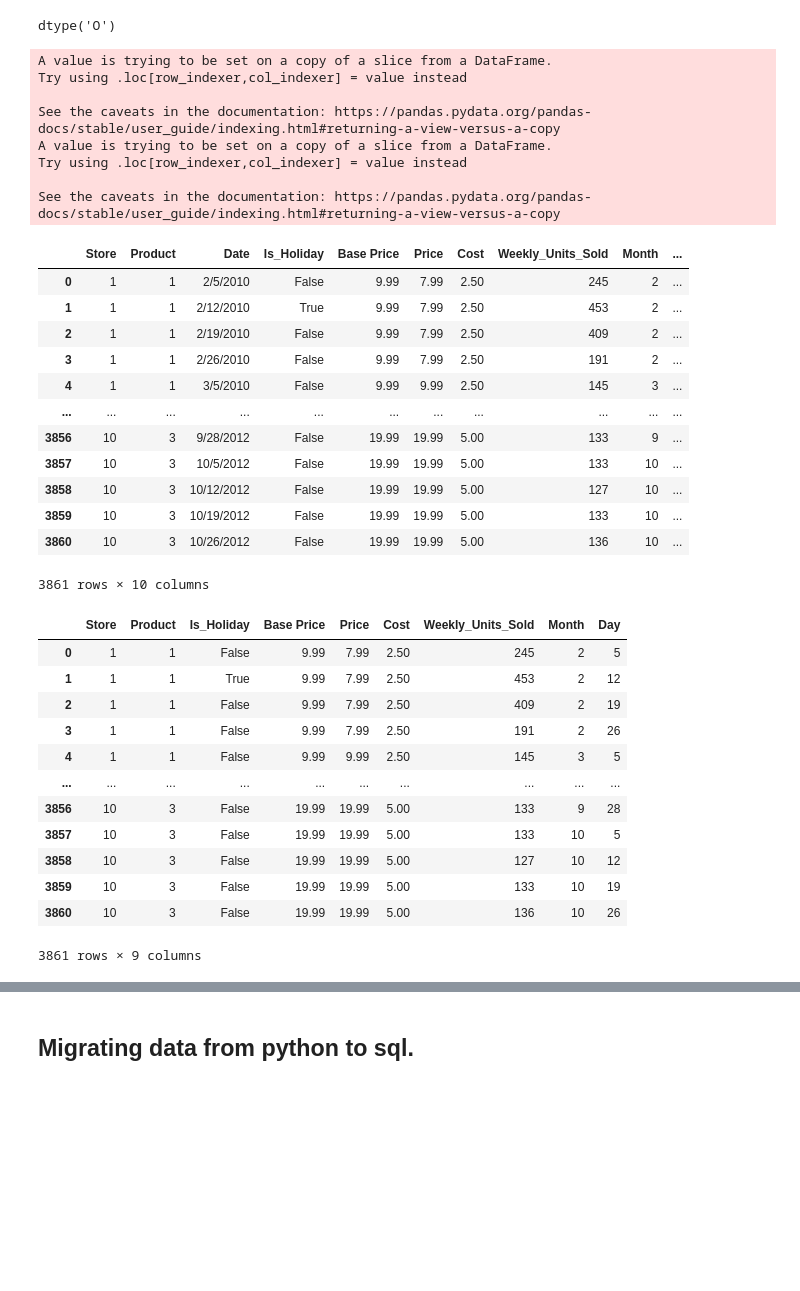
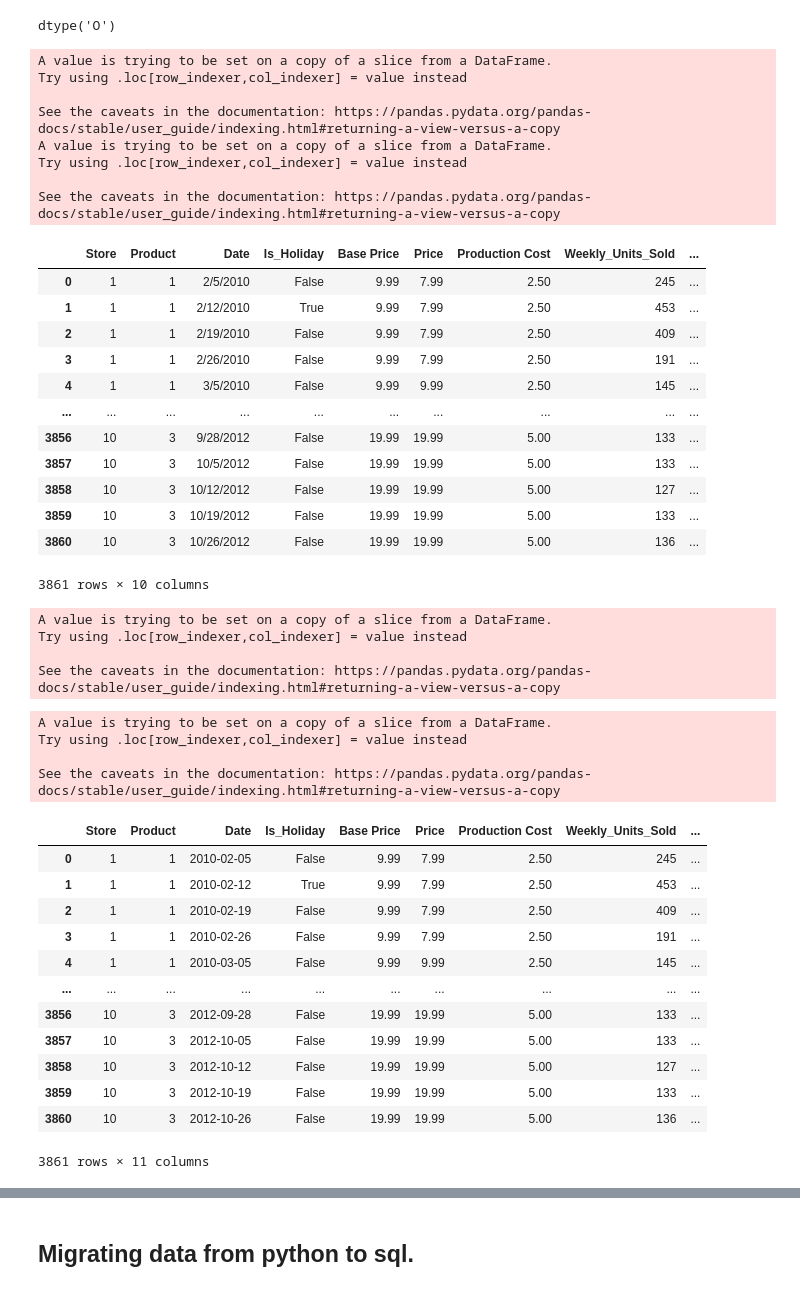
Before and after one commit to jackatopolis/s-martpredictor, a Jupyter notebook: static/data/cleandftosqlite.ipynb, the cells around one changed output, grey strips where cells are left out. Saved outputs shown, nothing was run; the diff lists cells and outputs as text; code cells hidden in the pictures; blank space fills up the shorter version.

Commit message:
adding Week of Year Column

```diff
--- a/static/data/cleandftosqlite.ipynb
+++ b/static/data/cleandftosqlite.ipynb
@@ -25,12 +25,12 @@ df
 3861 rows × 7 columns
 # %%
 # Creat a column to represent the 'Cost' of manufacturing, packaging, shipping the item.
-df['Cost'] = df['Base Price']*.25
+df['Production Cost'] = df['Base Price']*.25
 
 # Format Cost column to 2 decimal places
-df['Cost'] = df['Cost'].map('{:.2f}'.format)
+df['Production Cost'] = df['Production Cost'].map('{:.2f}'.format)
 
 # Reorder the DF.
-df=df[['Store','Product','Date','Is_Holiday','Base Price','Price','Cost','Weekly_Units_Sold']]
+df=df[['Store','Product','Date','Is_Holiday','Base Price','Price','Production Cost','Weekly_Units_Sold']]
 df
 # %% [output]
@@ -66,34 +66,45 @@ A value is trying to be set on a copy of a slice from a DataFrame.
 Try using .loc[row_indexer,col_indexer] = value instead
 
 See the caveats in the documentation: https://pandas.pydata.org/pandas-docs/stable/user_guide/indexing.html#returning-a-view-versus-a-copy
-|  | Store | Product | Date | Is_Holiday | Base Price | Price | Cost | Weekly_Units_Sold | Month | ... |
-| 0 | 1 | 1 | 2/5/2010 | False | 9.99 | 7.99 | 2.50 | 245 | 2 | ... |
-| 1 | 1 | 1 | 2/12/2010 | True | 9.99 | 7.99 | 2.50 | 453 | 2 | ... |
-| 2 | 1 | 1 | 2/19/2010 | False | 9.99 | 7.99 | 2.50 | 409 | 2 | ... |
-| 3 | 1 | 1 | 2/26/2010 | False | 9.99 | 7.99 | 2.50 | 191 | 2 | ... |
-| 4 | 1 | 1 | 3/5/2010 | False | 9.99 | 9.99 | 2.50 | 145 | 3 | ... |
-| ... | ... | ... | ... | ... | ... | ... | ... | ... | ... | ... |
-| 3856 | 10 | 3 | 9/28/2012 | False | 19.99 | 19.99 | 5.00 | 133 | 9 | ... |
-| 3857 | 10 | 3 | 10/5/2012 | False | 19.99 | 19.99 | 5.00 | 133 | 10 | ... |
-| 3858 | 10 | 3 | 10/12/2012 | False | 19.99 | 19.99 | 5.00 | 127 | 10 | ... |
-| 3859 | 10 | 3 | 10/19/2012 | False | 19.99 | 19.99 | 5.00 | 133 | 10 | ... |
-| 3860 | 10 | 3 | 10/26/2012 | False | 19.99 | 19.99 | 5.00 | 136 | 10 | ... |
+|  | Store | Product | Date | Is_Holiday | Base Price | Price | Production Cost | Weekly_Units_Sold | ... |
+| 0 | 1 | 1 | 2/5/2010 | False | 9.99 | 7.99 | 2.50 | 245 | ... |
+| 1 | 1 | 1 | 2/12/2010 | True | 9.99 | 7.99 | 2.50 | 453 | ... |
+| 2 | 1 | 1 | 2/19/2010 | False | 9.99 | 7.99 | 2.50 | 409 | ... |
+| 3 | 1 | 1 | 2/26/2010 | False | 9.99 | 7.99 | 2.50 | 191 | ... |
+| 4 | 1 | 1 | 3/5/2010 | False | 9.99 | 9.99 | 2.50 | 145 | ... |
+| ... | ... | ... | ... | ... | ... | ... | ... | ... | ... |
+| 3856 | 10 | 3 | 9/28/2012 | False | 19.99 | 19.99 | 5.00 | 133 | ... |
+| 3857 | 10 | 3 | 10/5/2012 | False | 19.99 | 19.99 | 5.00 | 133 | ... |
+| 3858 | 10 | 3 | 10/12/2012 | False | 19.99 | 19.99 | 5.00 | 127 | ... |
+| 3859 | 10 | 3 | 10/19/2012 | False | 19.99 | 19.99 | 5.00 | 133 | ... |
+| 3860 | 10 | 3 | 10/26/2012 | False | 19.99 | 19.99 | 5.00 | 136 | ... |
 3861 rows × 10 columns
+# %%
+df['Date']=pd.to_datetime(df['Date'])
+# %% [output]
+A value is trying to be set on a copy of a slice from a DataFrame.
+Try using .loc[row_indexer,col_indexer] = value instead
+
+See the caveats in the documentation: https://pandas.pydata.org/pandas-docs/stable/user_guide/indexing.html#returning-a-view-versus-a-copy
 # %%
 # Date column is no longer needed, delete.
-del df['Date']
+df['Week of Year'] = df['Date'].dt.week
 df
 # %% [output]
+A value is trying to be set on a copy of a slice from a DataFrame.
+Try using .loc[row_indexer,col_indexer] = value instead
+
+See the caveats in the documentation: https://pandas.pydata.org/pandas-docs/stable/user_guide/indexing.html#returning-a-view-versus-a-copy
-|  | Store | Product | Is_Holiday | Base Price | Price | Cost | Weekly_Units_Sold | Month | Day |
-| 0 | 1 | 1 | False | 9.99 | 7.99 | 2.50 | 245 | 2 | 5 |
-| 1 | 1 | 1 | True | 9.99 | 7.99 | 2.50 | 453 | 2 | 12 |
-| 2 | 1 | 1 | False | 9.99 | 7.99 | 2.50 | 409 | 2 | 19 |
-| 3 | 1 | 1 | False | 9.99 | 7.99 | 2.50 | 191 | 2 | 26 |
-| 4 | 1 | 1 | False | 9.99 | 9.99 | 2.50 | 145 | 3 | 5 |
+|  | Store | Product | Date | Is_Holiday | Base Price | Price | Production Cost | Weekly_Units_Sold | ... |
+| 0 | 1 | 1 | 2010-02-05 | False | 9.99 | 7.99 | 2.50 | 245 | ... |
+| 1 | 1 | 1 | 2010-02-12 | True | 9.99 | 7.99 | 2.50 | 453 | ... |
+| 2 | 1 | 1 | 2010-02-19 | False | 9.99 | 7.99 | 2.50 | 409 | ... |
+| 3 | 1 | 1 | 2010-02-26 | False | 9.99 | 7.99 | 2.50 | 191 | ... |
+| 4 | 1 | 1 | 2010-03-05 | False | 9.99 | 9.99 | 2.50 | 145 | ... |
 | ... | ... | ... | ... | ... | ... | ... | ... | ... | ... |
-| 3856 | 10 | 3 | False | 19.99 | 19.99 | 5.00 | 133 | 9 | 28 |
-| 3857 | 10 | 3 | False | 19.99 | 19.99 | 5.00 | 133 | 10 | 5 |
-| 3858 | 10 | 3 | False | 19.99 | 19.99 | 5.00 | 127 | 10 | 12 |
-| 3859 | 10 | 3 | False | 19.99 | 19.99 | 5.00 | 133 | 10 | 19 |
-| 3860 | 10 | 3 | False | 19.99 | 19.99 | 5.00 | 136 | 10 | 26 |
+| 3856 | 10 | 3 | 2012-09-28 | False | 19.99 | 19.99 | 5.00 | 133 | ... |
+| 3857 | 10 | 3 | 2012-10-05 | False | 19.99 | 19.99 | 5.00 | 133 | ... |
+| 3858 | 10 | 3 | 2012-10-12 | False | 19.99 | 19.99 | 5.00 | 127 | ... |
+| 3859 | 10 | 3 | 2012-10-19 | False | 19.99 | 19.99 | 5.00 | 133 | ... |
+| 3860 | 10 | 3 | 2012-10-26 | False | 19.99 | 19.99 | 5.00 | 136 | ... |
-3861 rows × 9 columns
+3861 rows × 11 columns
```
Also changed, not shown: parts of 6 cells of this notebook, 3 other files.
